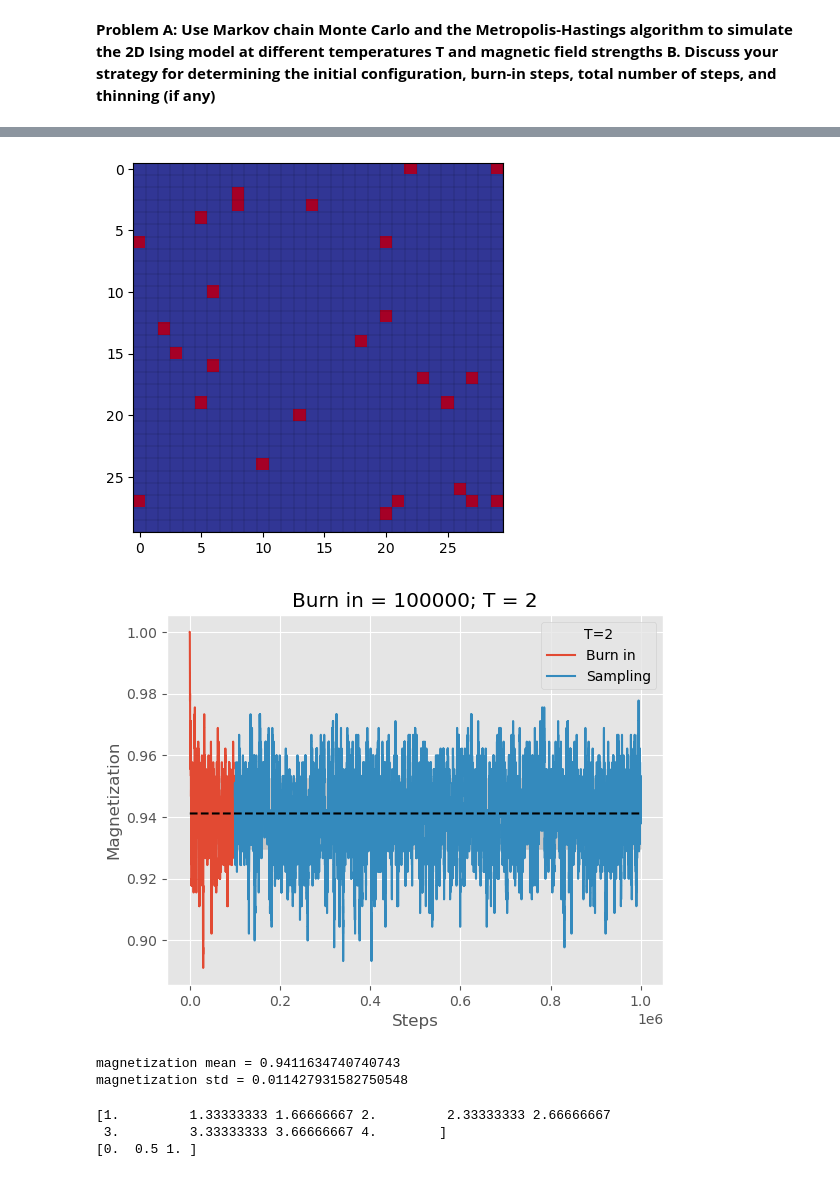
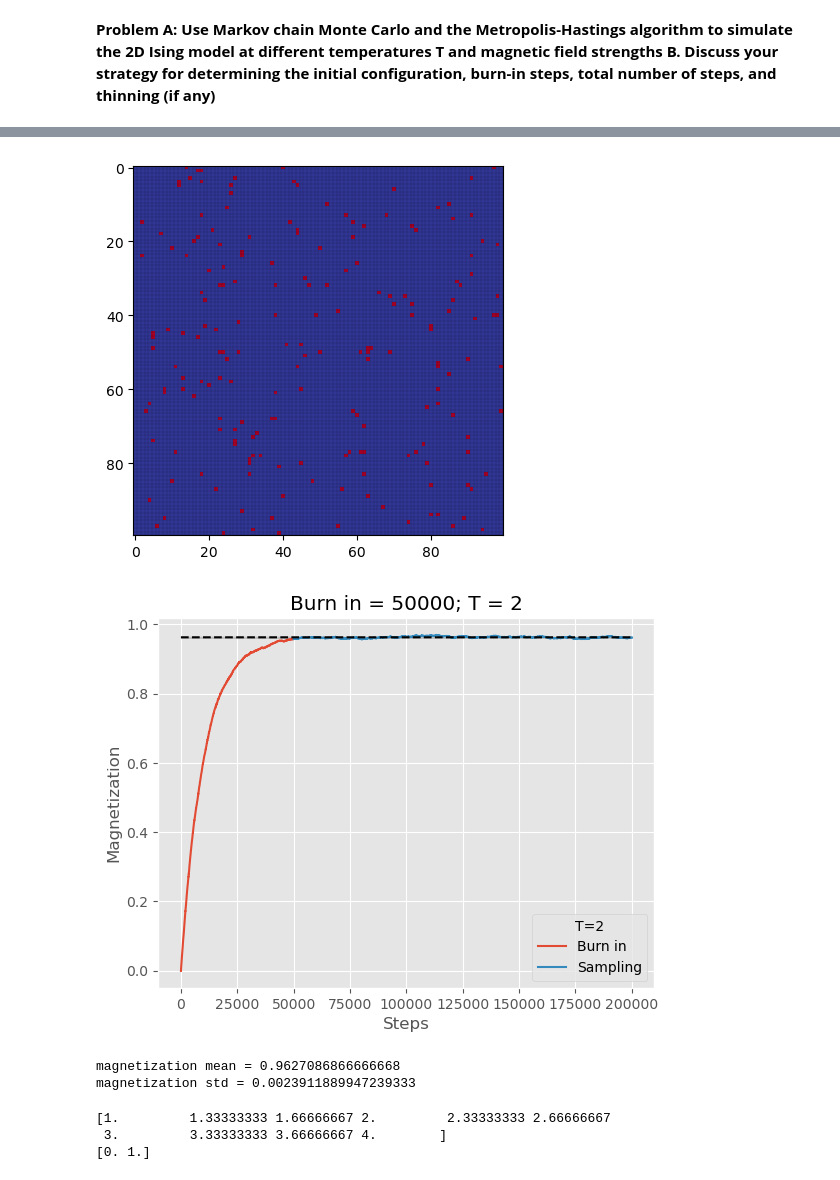
Before and after one commit to leo-megliola/2D-Icing-MCMC, a Jupyter notebook: partA.ipynb, the cells around one changed output, grey strips where cells are left out. Saved outputs shown, nothing was run; the diff lists cells and outputs as text; code cells hidden in the pictures.

```diff
--- a/partA.ipynb
+++ b/partA.ipynb
@@ -30,19 +30,20 @@ B= config['B']
 # %%
 #2d ising model:
-m_valuesUP, lattice_spins, steps = spins(steps=STEPS, random=False, B=B)
+# N = 100
+m_valuesUP, lattice_spins, steps = spins(steps=STEPS, random=True, mag=B)
 plot_lattice(lattice_spins)
 plot_m(m_valuesUP, burn_in = BURNIN)
 # %% [output]
-[figure, old version]
+[figure, new version]
-[figure, old version]
+[figure, new version]
-magnetization mean = 0.9411634740740743
-magnetization std = 0.011427931582750548
+magnetization mean = 0.9627086866666668
+magnetization std = 0.0023911889947239333
 # %%
 temps = np.linspace(1,4,10)
 print(temps)
-magnetic_field = np.linspace(0,1,3)
+magnetic_field = np.linspace(0,1,2)
 print(magnetic_field)
 # %% [output]
 [1.         1.33333333 1.66666667 2.         2.33333333 2.66666667
  3.         3.33333333 3.66666667 4.        ]
-[0.  0.5 1. ]
+[0. 1.]
```
Also changed, not shown: parts of 8 cells of this notebook, 2 other files.
